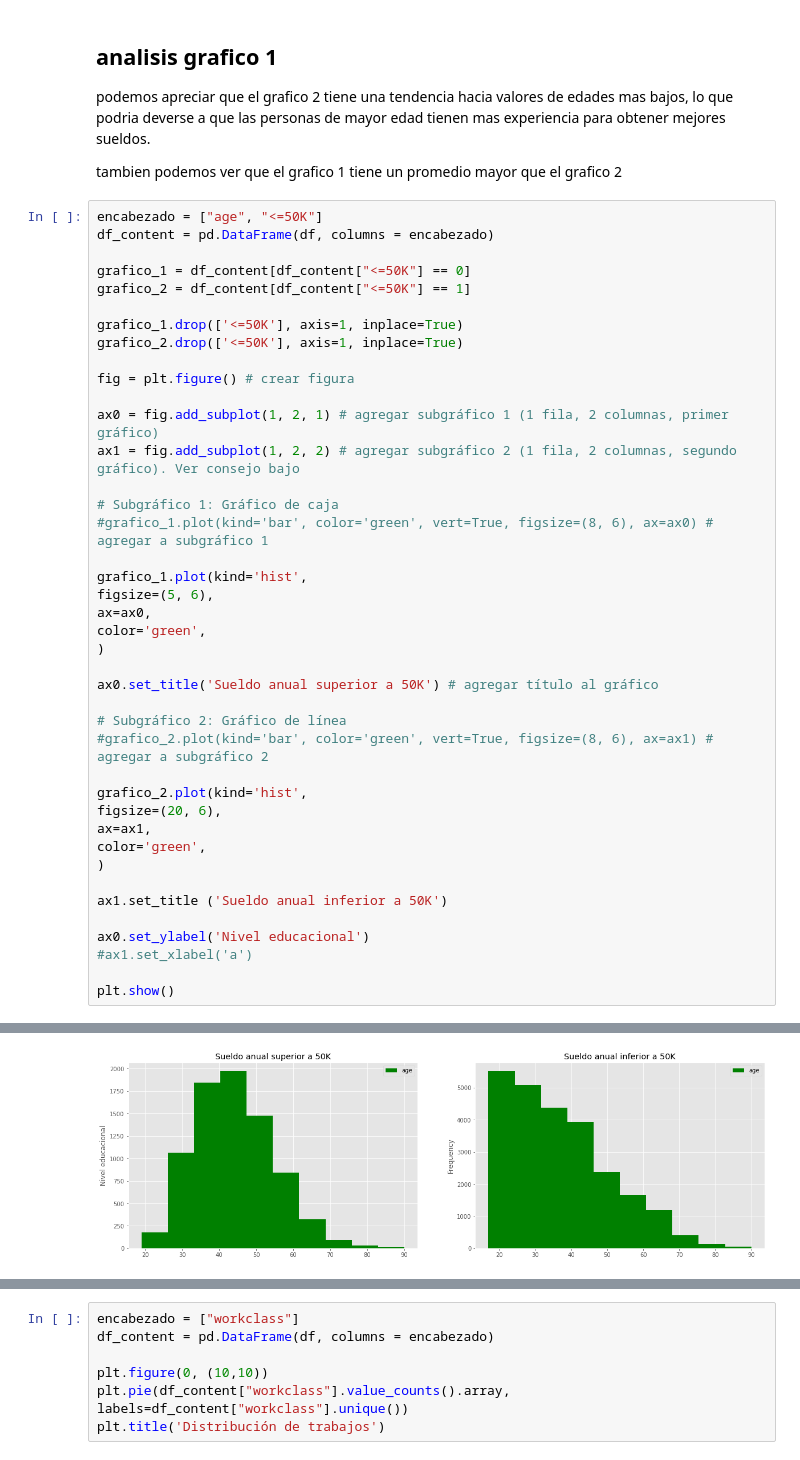
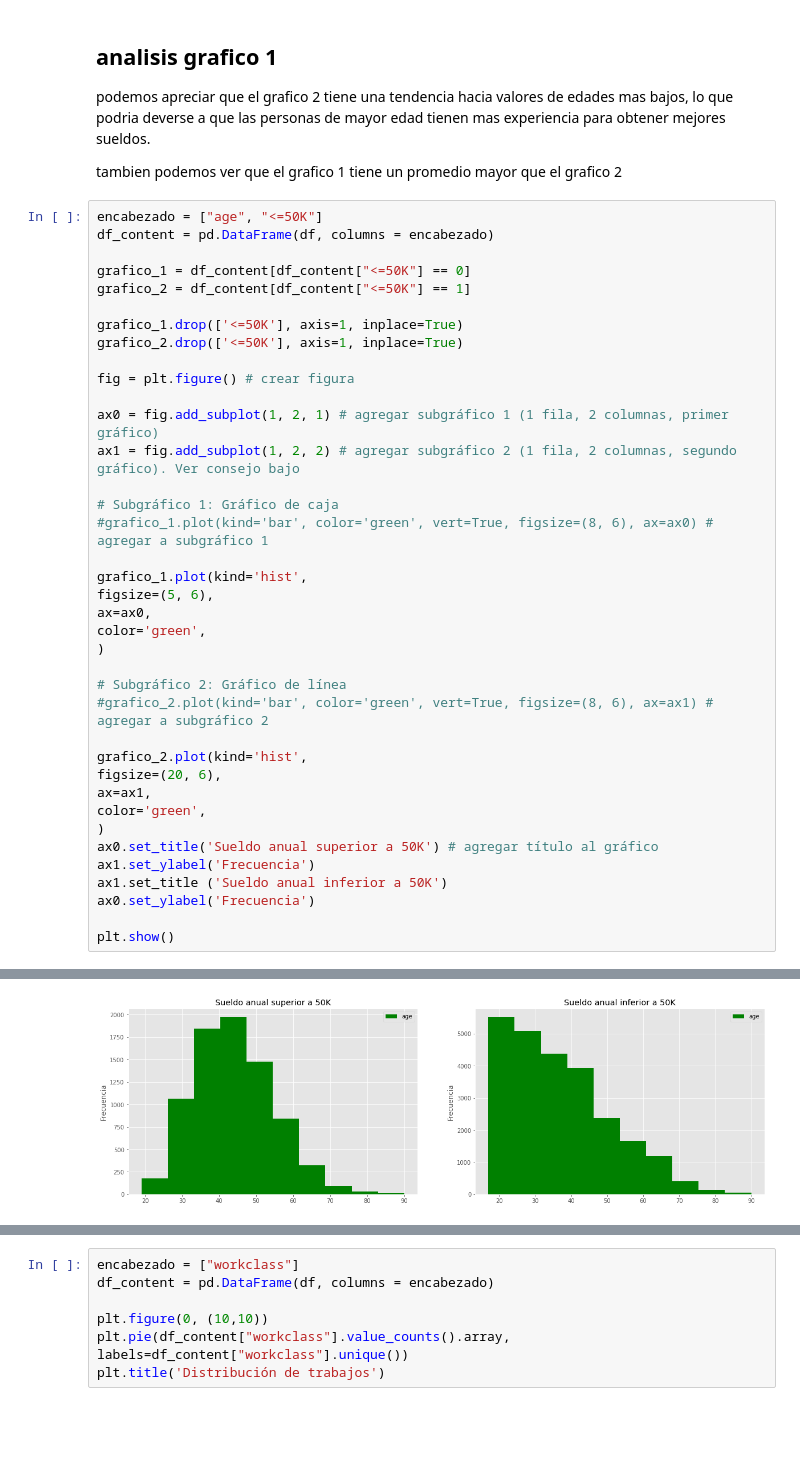
Before and after one commit to KenderWebos/python-data-science, a Jupyter notebook: tarea_3/Main/visualizacion.ipynb, the cells around one changed output, grey strips where cells are left out. Drawn from its saved outputs; the diff is of its cells as text; blank space fills up the shorter version.

```diff
--- a/tarea_3/Main/visualizacion.ipynb
+++ b/tarea_3/Main/visualizacion.ipynb
@@ -147,37 +145,34 @@ ax1 = fig.add_subplot(1, 2, 2) # agregar subgráfico 2 (1 fila, 2 columnas, segu
 
 # Subgráfico 1: Gráfico de caja
 #grafico_1.plot(kind='bar', color='green', vert=True, figsize=(8, 6), ax=ax0) # agregar a subgráfico 1
 
 grafico_1.plot(kind='hist',
 figsize=(5, 6),
 ax=ax0,
 color='green',
 )
 
-ax0.set_title('Sueldo anual superior a 50K') # agregar título al gráfico
-
 # Subgráfico 2: Gráfico de línea
 #grafico_2.plot(kind='bar', color='green', vert=True, figsize=(8, 6), ax=ax1) # agregar a subgráfico 2
 
 grafico_2.plot(kind='hist',
 figsize=(20, 6),
 ax=ax1,
 color='green',
 )
-
+ax0.set_title('Sueldo anual superior a 50K') # agregar título al gráfico
+ax1.set_ylabel('Frecuencia')
 ax1.set_title ('Sueldo anual inferior a 50K')
-
-ax0.set_ylabel('Nivel educacional')
-#ax1.set_xlabel('a')
+ax0.set_ylabel('Frecuencia')
 
 plt.show()
 # %% [output]
 A value is trying to be set on a copy of a slice from a DataFrame
 
 See the caveats in the documentation: https://pandas.pydata.org/pandas-docs/stable/user_guide/indexing.html#returning-a-view-versus-a-copy
   grafico_1.drop(['<=50K'], axis=1, inplace=True)
 A value is trying to be set on a copy of a slice from a DataFrame
 
 See the caveats in the documentation: https://pandas.pydata.org/pandas-docs/stable/user_guide/indexing.html#returning-a-view-versus-a-copy
   grafico_2.drop(['<=50K'], axis=1, inplace=True)
-[figure, old version]
+[figure, new version]
```
Also changed, not shown: parts of 6 cells of this notebook.
